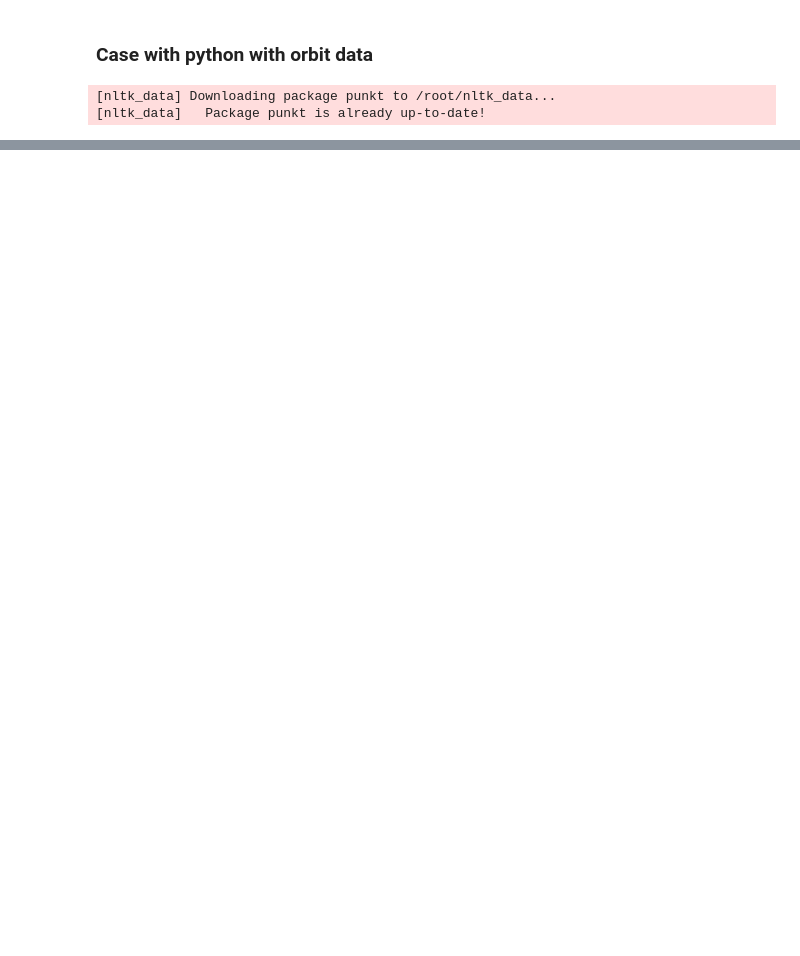
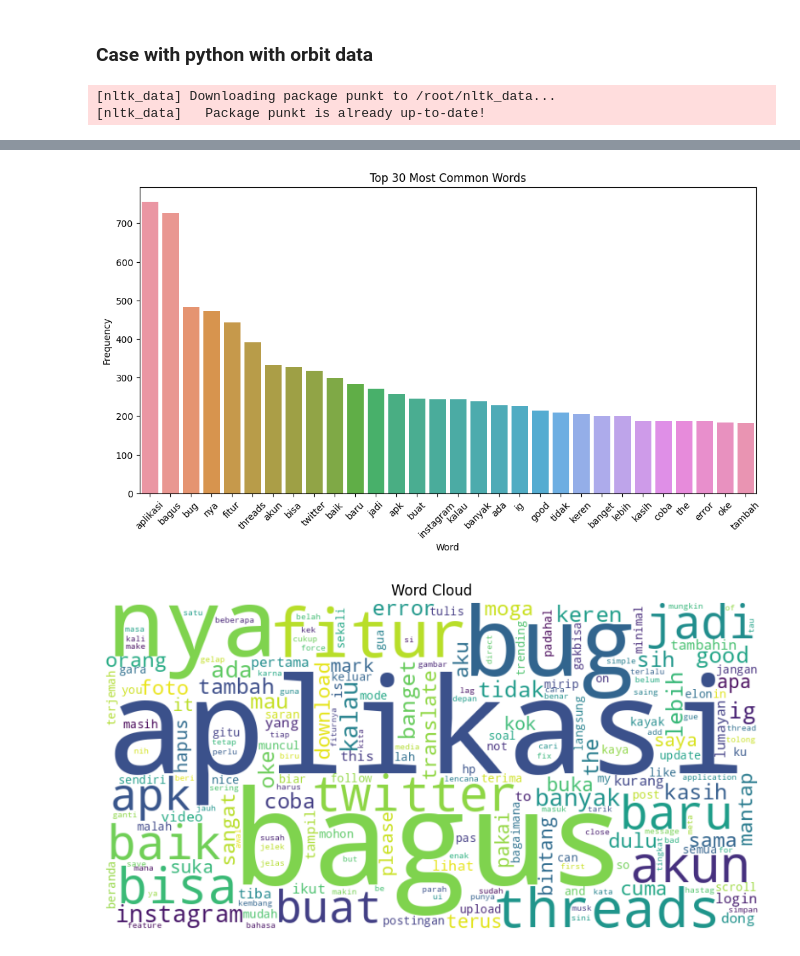
Before and after one commit to alharidt16/text-Analysis, a Jupyter notebook: UAS_TEXT_ANALYSIS.ipynb, the cells around one changed output, grey strips where cells are left out. Drawn from its saved outputs; the diff is of its cells as text; code cells hidden in the pictures; blank space fills up the shorter version.

```diff
--- a/UAS_TEXT_ANALYSIS.ipynb
+++ b/UAS_TEXT_ANALYSIS.ipynb
@@ -239,0 +194,27 @@ Name: label, dtype: int64
+# %%
+from nltk.tokenize import word_tokenize
+from collections import Counter
+
+# Tokenize and count word occurrences
+word_counts = Counter(word_tokenize(' '.join(data_review_threads['contentp_clean'])))
+most_common_words = word_counts.most_common(30)  # Get the top 30 most common words
+
+# Plot a bar chart for the most common words
+plt.figure(figsize=(12, 6))
+sns.barplot(x=[word[0] for word in most_common_words], y=[word[1] for word in most_common_words])
+plt.title('Top 30 Most Common Words')
+plt.xlabel('Word')
+plt.ylabel('Frequency')
+plt.xticks(rotation=45)
+plt.show()
+
+# Create a word cloud
+wordcloud = WordCloud(width=800, height=400, background_color='white').generate_from_frequencies(word_counts)
+plt.figure(figsize=(10, 5))
+plt.imshow(wordcloud, interpolation='bilinear')
+plt.axis('off')
+plt.title('Word Cloud')
+plt.show()
+# %% [output]
+[figure, added]
+[figure, added]
```
Also changed, not shown: parts of 20 cells of this notebook.
